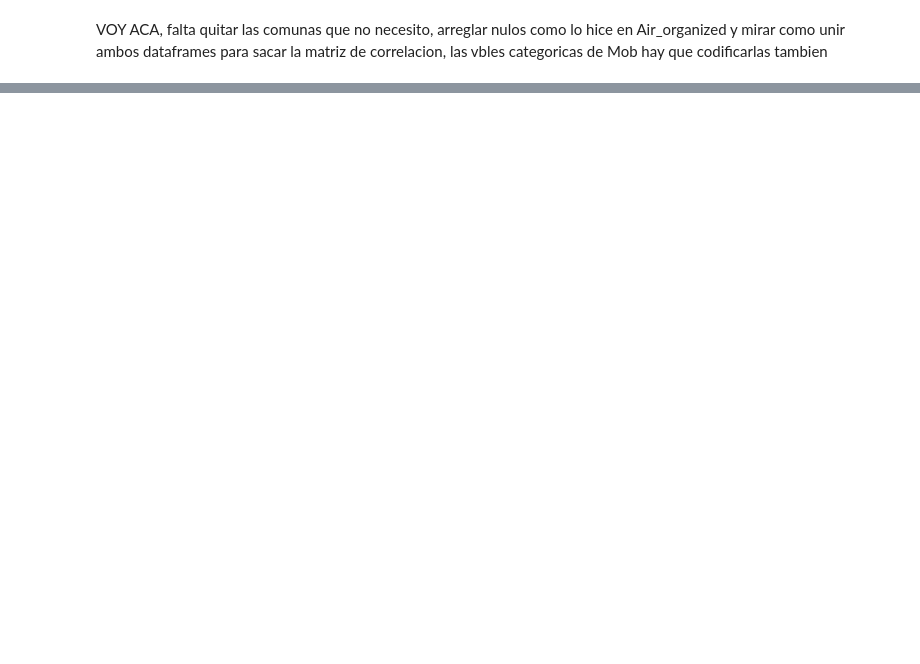
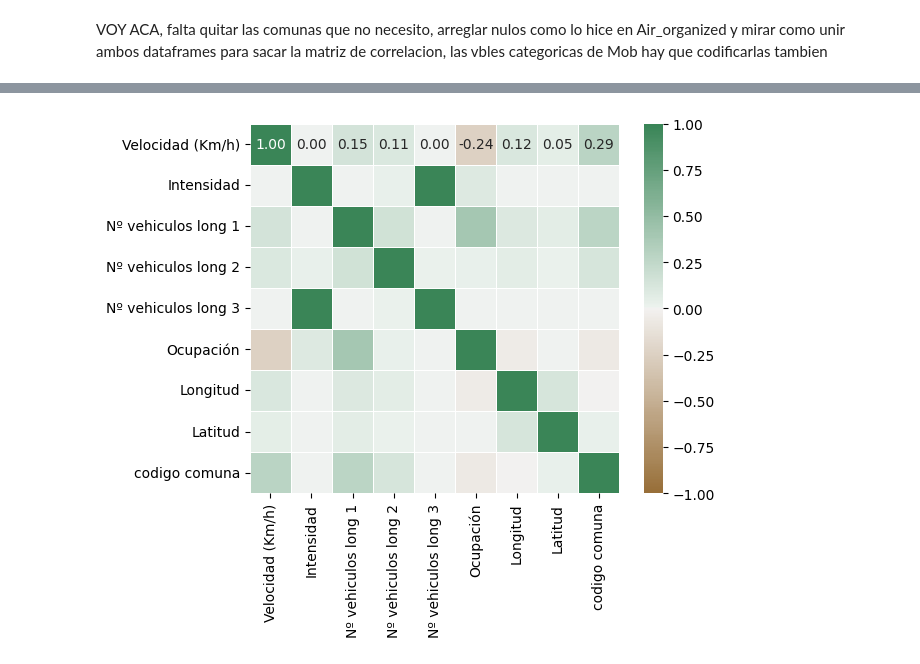
Before and after one commit to Matu10100/AirQuality_Prediction, a Jupyter notebook: Programacion/PreProcess_MobTrain.ipynb, the cells around one changed output, grey strips where cells are left out. Cells and saved outputs as stored; diff of their text form; code cells hidden in the pictures; blank space fills up the shorter version.

```diff
--- a/Programacion/PreProcess_MobTrain.ipynb
+++ b/Programacion/PreProcess_MobTrain.ipynb
@@ -148,0 +235,9 @@ plt.show()
+# %%
+corre = Mob.corr()
+axis_corr = sns.heatmap(corre,
+vmin=-1, vmax=1, center=0,
+cmap=sns.diverging_palette(50, 500, n=500),
+square=True,
+annot=True, linewidths=0.5, fmt=".2f")
+# %% [output]
+[figure, added]
```
Also changed, not shown: parts of 14 cells of this notebook, 3 other files.
